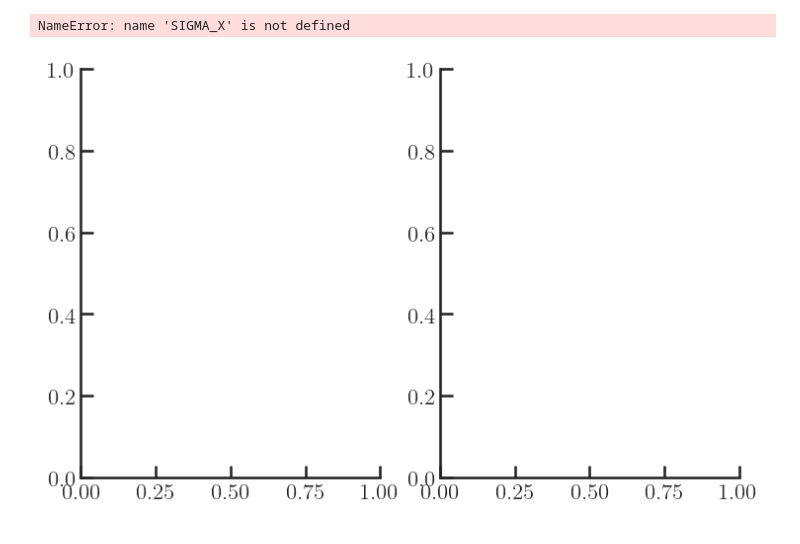
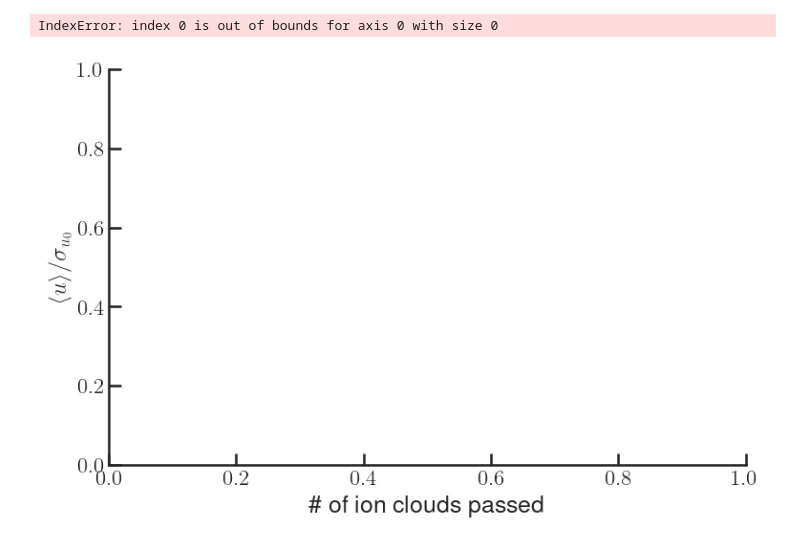
Before and after one commit to gubaidulinvadim/bii_tracking, a Jupyter notebook: postprocessing.ipynb, the cells around one changed output. Drawn from its saved outputs; the diff is of its cells as text; code cells hidden in the pictures.

```diff
--- a/postprocessing.ipynb
+++ b/postprocessing.ipynb
@@ -149,5 +171,6 @@ Text(0.5, 0, 'Oscillation frequency, $\\omega_y/\\omega_0$')
 # %%
-bunch_number =250
-n_macropartices = int(5e3)
+bunch_number =300
+n_macropartices = int(1e3)
 mean_x, sigma_x, mean_xp, mean_y, sigma_y, mean_yp, mean_z, mean_dp = read_bunch(bunch_number, n_macroparticles)
+epsn_x, epsn_y = read_bunch_emittance(bunch_number, n_macroparticles)
 mean_x_ion, sigma_x_ion, mean_xp_ion, mean_y_ion, sigma_y_ion, mean_yp_ion, mean_z_ion, mean_dp_ion = read_ion_element(1)
@@ -154,65 +184,65 @@ mean_x_ion, sigma_x_ion, mean_xp_ion, mean_y_ion, sigma_y_ion, mean_yp_ion, mean
 # %%
 from FIT_FBII import fit_exponential_risetime, fit_sqrt_exponential_risetime, get_envelope
-fig, (ax_el, ax_ions) = plt.subplots(1, 2)
-# fig, ax_el = plt.subplots(1, 1)
-sigma_y[0] = SIGMA_Y
-sigma_x[0] = SIGMA_X
+# fig, (ax_el, ax_ions) = plt.subplots(1, 2)
+fig, ax_el = plt.subplots(1, 1)
+# sigma_y[0] = SIGMA_Y
+# sigma_x[0] = SIGMA_X
 
 for ax in (ax_el,):
     ax.set_ylabel('$\langle u \\rangle/\sigma_{u_0}$')
 ax_el.set_xlabel('\# of ion clouds passed')
-ax_ions.set_xlabel('\# of electron bunches passed')
+# ax_ions.set_xlabel('\# of electron bunches passed')
 
     # ax.set_ylim(/-.2, .2)
-t = np.linspace(0, 10, mean_x.shape[0])
-ax_ions.plot((mean_x_ion)/sigma_x[0], color='b', alpha=0.5)
-ax_ions.plot((mean_y_ion)/sigma_y[0], color='r', alpha=0.5)
-ax_el.plot(mean_x/sigma_x[0], color='b', alpha=0.5, label='horizontal')
-ax_el.plot(mean_y/sigma_y[0], color='r', alpha=0.5, label='vertical')
+t = np.linspace(0, 1000, mean_x.shape[0])
+# ax_ions.plot((mean_x_ion)/sigma_x[0], color='b', alpha=0.5)
+# ax_ions.plot((mean_y_ion)/sigma_y[0], color='r', alpha=0.5)
+ax_el.semilogy(mean_x/sigma_x[0], color='b', alpha=0.5, label='horizontal')
+ax_el.semilogy(mean_y/sigma_y[0], color='r', alpha=0.5, label='vertical')
 signal = np.sqrt(mean_y**2+(BETA_Y_SMOOTH*mean_yp)**2)/sigma_y[0]
 window_size = 35
 rx = fit_exponential_risetime(signal,
-                              min_level=1.05*np.mean(np.abs(signal[:10])),
+                              min_level=1.25*np.max(np.abs(signal[:50])),
                               smoothing_window_size=window_size,
                               start_from_0=False,
-                              matplotlib_axis = ax_el
+                              matplotlib_axis =None
                              )
 rx2 = fit_sqrt_exponential_risetime(signal,
-                                    min_level=1.05*np.mean(np.abs(signal[:10])),
+                                    min_level=1.25*np.max(np.abs(signal[:50])),
                                     start_from_0=False,
                                     smoothing_window_size=window_size,
                                     matplotlib_axis = ax_el
                                    )
-print('Risetime computed by exponential fit is {:.2f} turns'.format(rx/50))
-print('Risetime computed by exponential of a square root is {:.2f} turns'.format((rx2)**2/50))
+print('Risetime computed by exponential fit is {:.2f} turns'.format(rx/25))
+print('Risetime computed by exponential of a square root is {:.2f} turns'.format((rx2)**2/25))
 print('rx {:.2e}, rx2 {:.2e}'.format(rx, rx2))
 # x_envelope, y_envelope = get_envelope(np.arange(len(signal)), signal, window_size=window_size)
 # ax_el.plot(x_envelope, y_envelope, marker='.')
 # ddt = np.gradient(y_envelope, x_envelope)
 # dddt = np.gradient(ddt, x_envelope)
 # ax_el.plot(x_envelope, ddt, color='navy')
 # ax_el.plot(x_envelope, dddt, color='navy', linestyle='dashed')
 
 # print(x_envelope)
 # print(y_envelope)
-ax_el.set_ylim(-1, 1.)
+ax_el.set_ylim(1e-2, .5)
 # ax_el.set_xlim(0, 200)
-ax_ions.set_ylim(-1, 1)
+# ax_ions.set_ylim(-1, 1)
 # ax_ions.set_xlim(416*2-20, 416*2+20)
-ax_ions.title.set_text('Ions')
+# ax_ions.title.set_text('Ions')
 # x = np.linspace(100, len(mean_x), len(mean_x)-1)
 # y = 0.03*np.exp(np.sqrt(x/400))
 # ax_el.plot(x, y, color='black')
 ax_el.set_xlim(0,)
 ax_el.title.set_text('Electron bunch \#{:}'.format(int(bunch_number)))
 plt.figlegend(frameon=False, title='Beam offset')
 # fit = 0.002*np.exp(np.sqrt(200*t/(rx2**2)))
 # print(fit)
 # ax_el.plot(fit)
 print(mean_y.shape)
-# plt.savefig('Figures/LN_offset.svg')
-# plt.savefig('Figures/LN_offset.pdf')
+plt.savefig('Figures/LN_offset.svg')
+plt.savefig('Figures/LN_offset.pdf')
 # %% [output]
-NameError: name 'SIGMA_X' is not defined
+IndexError: index 0 is out of bounds for axis 0 with size 0
-[figure, old version]
+[figure, new version]
 # %%
```
Also changed, not shown: parts of 18 cells of this notebook, 4 other files.
